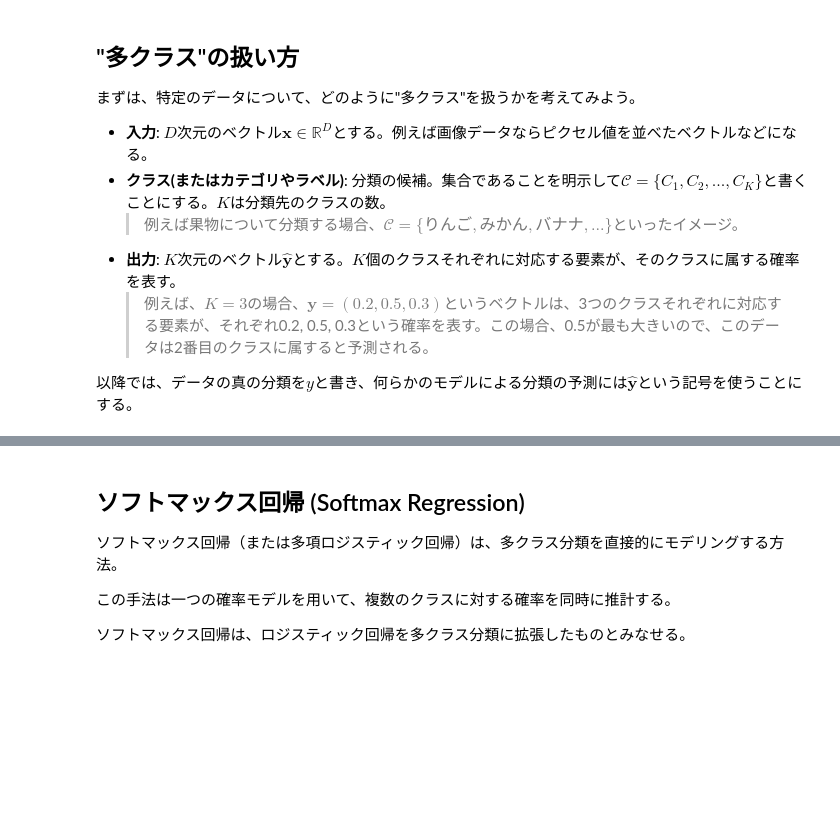
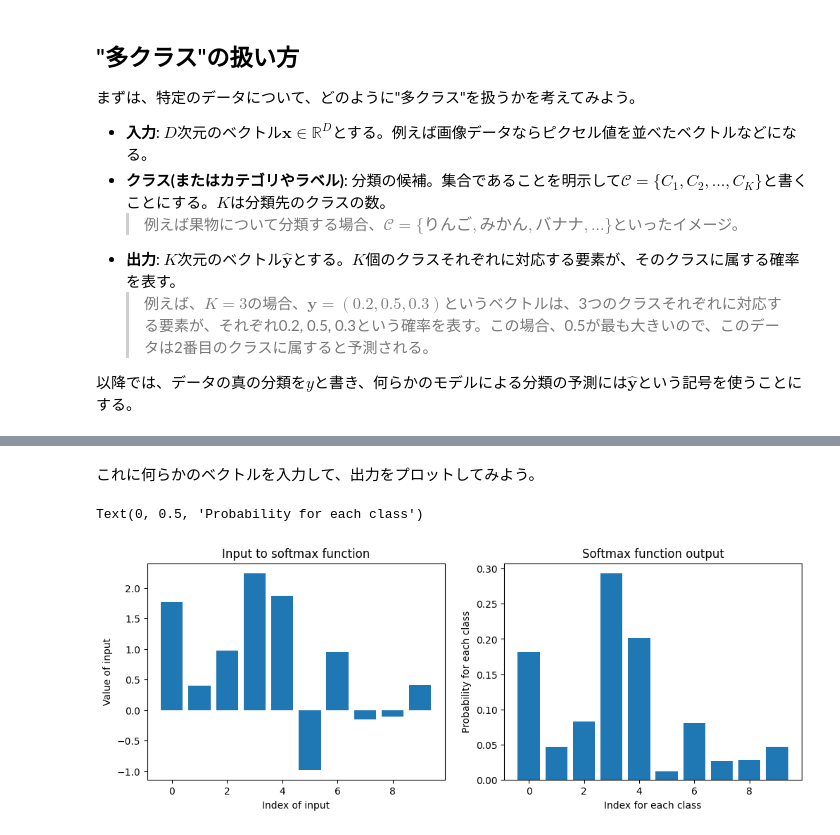
Before and after one commit to SotaYoshida/AIML1, a Jupyter notebook: notebooks/Chapter_classification_2.ipynb, the cells around one changed output, grey strips where cells are left out. Saved outputs shown, nothing was run; the diff lists cells and outputs as text; code cells hidden in the pictures; blank space fills up the shorter version.

```diff
--- a/notebooks/Chapter_classification_2.ipynb
+++ b/notebooks/Chapter_classification_2.ipynb
@@ -40,9 +53,0 @@ $$
-# %% [markdown]
-
-## ソフトマックス回帰 (Softmax Regression)
-
-ソフトマックス回帰（または多項ロジスティック回帰）は、多クラス分類を直接的にモデリングする方法。
-
-この手法は一つの確率モデルを用いて、複数のクラスに対する確率を同時に推計する。
-
-ソフトマックス回帰は、ロジスティック回帰を多クラス分類に拡張したものとみなせる。
@@ -76,0 +54,27 @@ accuracy
+# %%
+import numpy as np
+def softmax(z): #naiveな実装
+    return np.exp(z) / np.sum(np.exp(z))
+# %% [markdown]
+これに何らかのベクトルを入力して、出力をプロットしてみよう。
+# %%
+from matplotlib import pyplot as plt
+
+np.random.seed(0)
+z_in = np.random.randn(10)
+z_out = softmax( z_in )
+
+fig = plt.figure(figsize=(12,4))
+axL = fig.add_subplot(1,2,1)
+axR = fig.add_subplot(1,2,2)
+axL.bar(np.arange(len(z_in)), z_in)
+axL.set_title('Input to softmax function')
+axL.set_xlabel('Index of input')
+axL.set_ylabel('Value of input')
+axR.bar(np.arange(len(z_out)), z_out)
+axR.set_title('Softmax function output')
+axR.set_xlabel('Index for each class')
+axR.set_ylabel('Probability for each class')
+# %% [output]
+Text(0, 0.5, 'Probability for each class')
+[figure, added]
```
Also changed, not shown: parts of 5 cells of this notebook, 9 other files.
